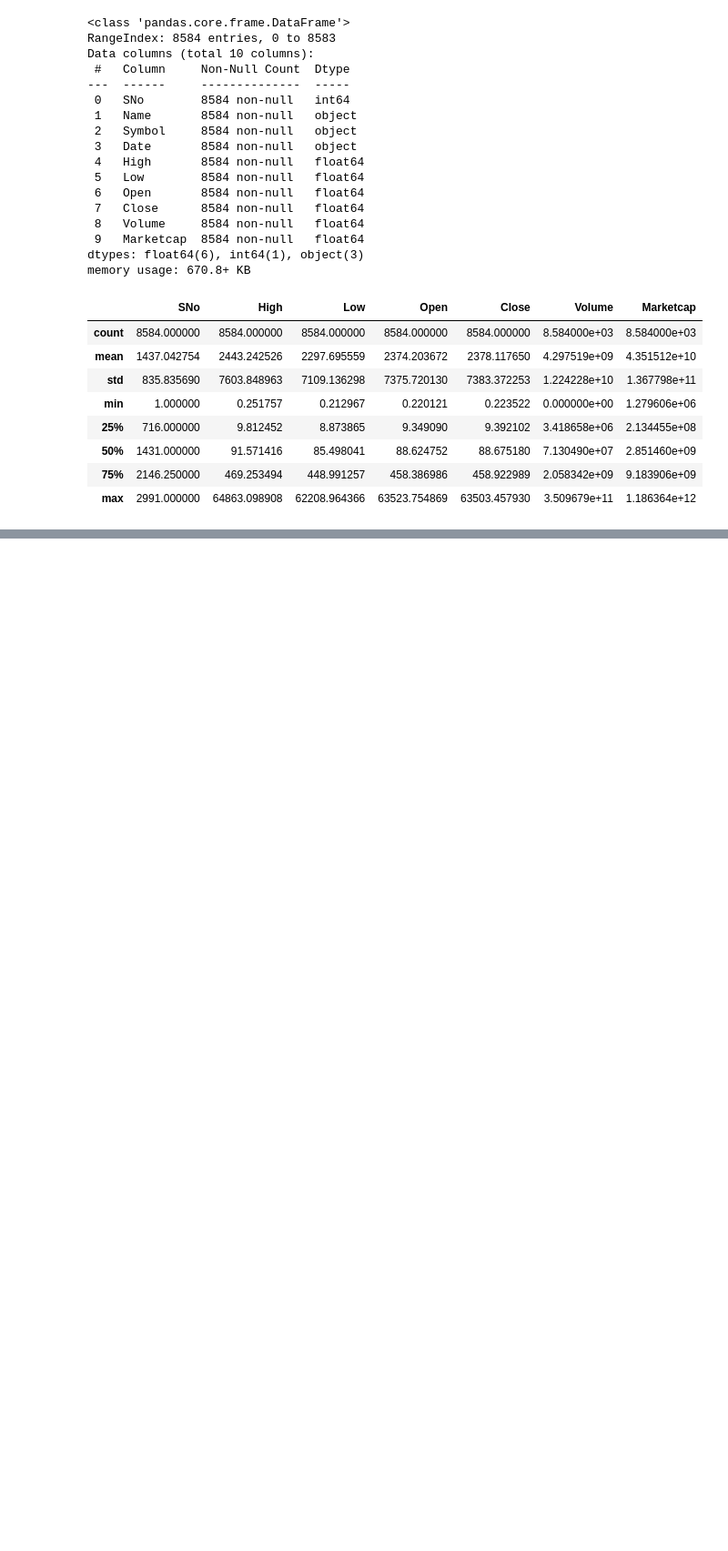
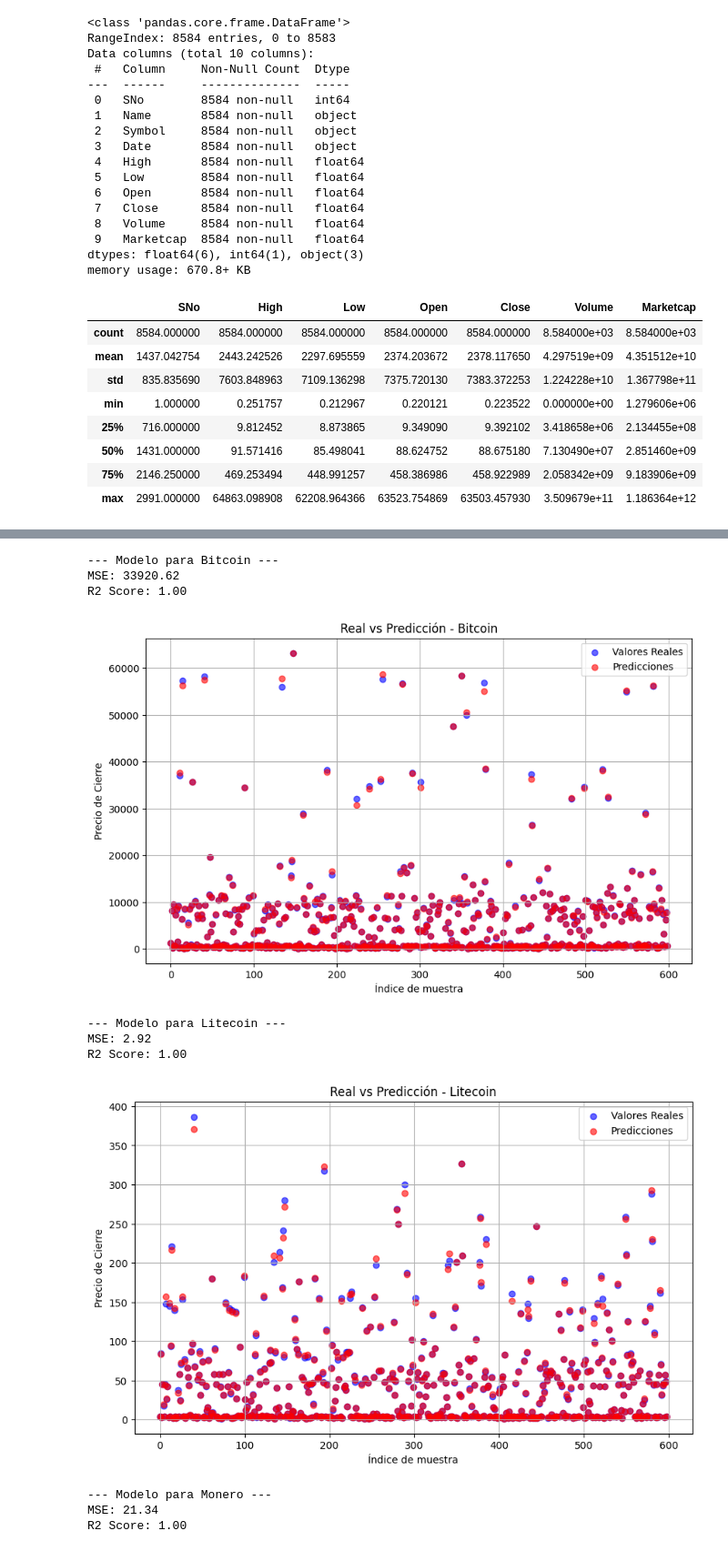
Before and after one commit to SpecTr03/Crypto-price-prediction, a Jupyter notebook: cryptoAnalysis.ipynb, the cells around one changed output, grey strips where cells are left out. Shown at 91% size. Saved outputs shown, nothing was run; the diff lists cells and outputs as text; code cells hidden in the pictures; blank space fills up the shorter version.

Commit message:
Feat: model

```diff
--- a/cryptoAnalysis.ipynb
+++ b/cryptoAnalysis.ipynb
@@ -64,0 +72,63 @@ memory usage: 670.8+ KB
+# %%
+from sklearn.linear_model import LinearRegression
+from sklearn.model_selection import train_test_split
+from sklearn.preprocessing import StandardScaler
+from sklearn.metrics import mean_squared_error, r2_score
+
+# Lista de criptomonedas
+cryptos = df['Name'].unique()
+
+# Recorrer cada cripto
+for crypto in cryptos:
+    print(f"\n--- Modelo para {crypto} ---")
+
+    # Filtrar datos de la cripto
+    df_crypto = df[df['Name'] == crypto]
+
+    # Features y target
+    X = df_crypto[['Open', 'High', 'Low', 'Volume']]  # Puedes ajustar las columnas que quieras usar
+    y = df_crypto['Close']
+
+    # Escalar
+    scaler = StandardScaler()
+    X_scaled = scaler.fit_transform(X)
+
+    # Dividir en train/test
+    X_train, X_test, y_train, y_test = train_test_split(X_scaled, y, test_size=0.2, random_state=42)
+
+    # Crear modelo
+    model = LinearRegression()
+    model.fit(X_train, y_train)
+
+    # Predecir
+    y_pred = model.predict(X_test)
+
+    # Métricas
+    mse = mean_squared_error(y_test, y_pred)
+    r2 = r2_score(y_test, y_pred)
+
+    print(f"MSE: {mse:.2f}")
+    print(f"R2 Score: {r2:.2f}")
+
+    # Graficar real vs predicción
+    plt.figure(figsize=(10,6))
+    plt.scatter(range(len(y_test)), y_test, color='blue', label='Valores Reales', alpha=0.6)
+    plt.scatter(range(len(y_pred)), y_pred, color='red', label='Predicciones', alpha=0.6)
+    plt.title(f'Real vs Predicción - {crypto}')
+    plt.xlabel('Índice de muestra')
+    plt.ylabel('Precio de Cierre')
+    plt.legend()
+    plt.grid(True)
+    plt.show()
+# %% [output]
+--- Modelo para Bitcoin ---
+MSE: 33920.62
+R2 Score: 1.00
+[figure, added]
+--- Modelo para Litecoin ---
+MSE: 2.92
+R2 Score: 1.00
+[figure, added]
+--- Modelo para Monero ---
+MSE: 21.34
+R2 Score: 1.00
```
Also changed, not shown: parts of 2 cells of this notebook.
